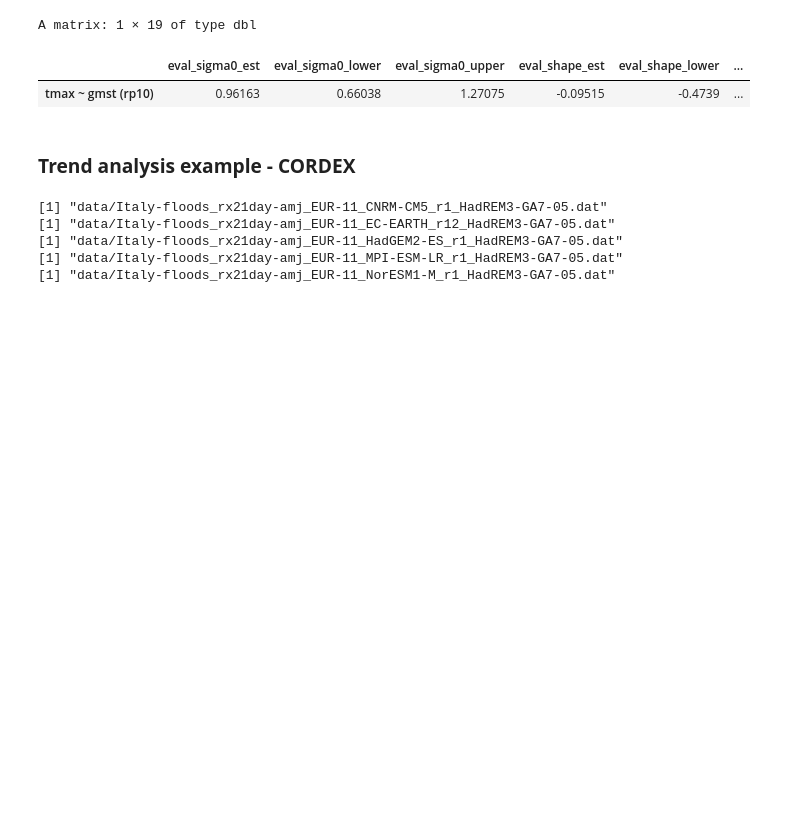
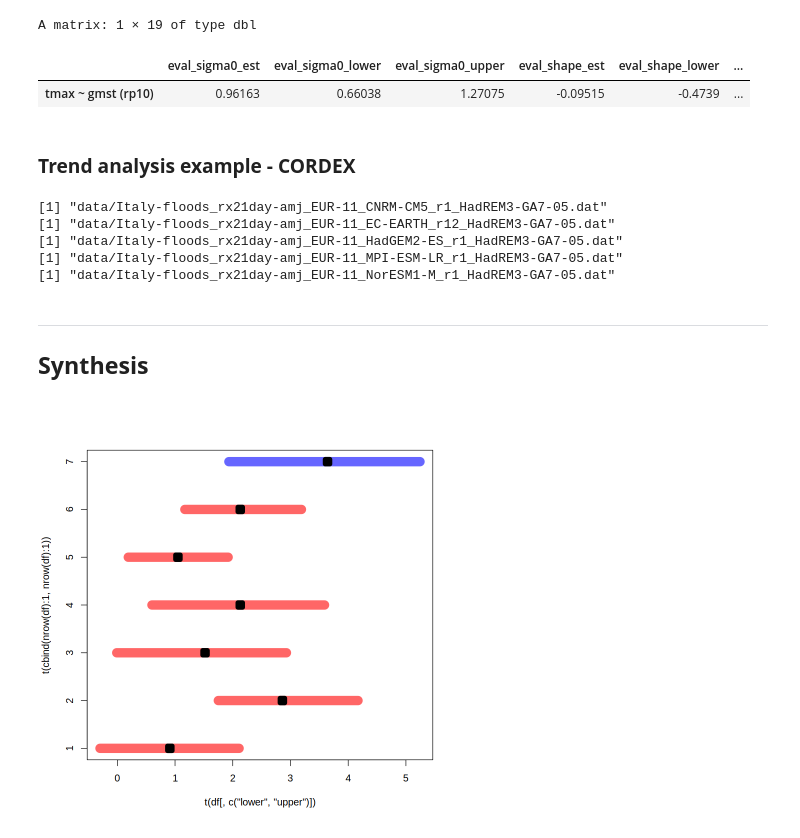
Before and after one commit to clairbarnes/wwa-archive, a Jupyter notebook: 00_model-fitting/working_R.ipynb, the cells around one changed output. Cells and saved outputs as stored; diff of their text form; code cells hidden in the pictures; blank space fills up the shorter version.

```diff
--- a/00_model-fitting/working_R.ipynb
+++ b/00_model-fitting/working_R.ipynb
@@ -685,0 +686,6 @@ write.csv(res, "res/cordex-results.csv")
+# %% [markdown]
+---
+## **Synthesis**
+# %%
+df <- read.csv("data/synthesis-in_int-change-absolute.txt", comment.char = "#", sep = " ", header = F,
+              col.names = c("y0", "y1", "est", "lower", "upper", "ci", "models", "scenario", "size"))
@@ -685,0 +695,5 @@ write.csv(res, "res/cordex-results.csv")
+# %%
+matplot(t(df[,c("lower", "upper")]), t(cbind(nrow(df):1, nrow(df):1)), type = "l", lty = 1, lwd = 15, col = adjustcolor(c("red", "blue")[(df$size == "OBS")+1], alpha = 0.6))
+matplot(df$est, nrow(df):1, add = T, pch = 0, lwd = 8)
+# %% [output]
+[figure, added]
```
Also changed, not shown: parts of 3 cells of this notebook, 1 other file.
